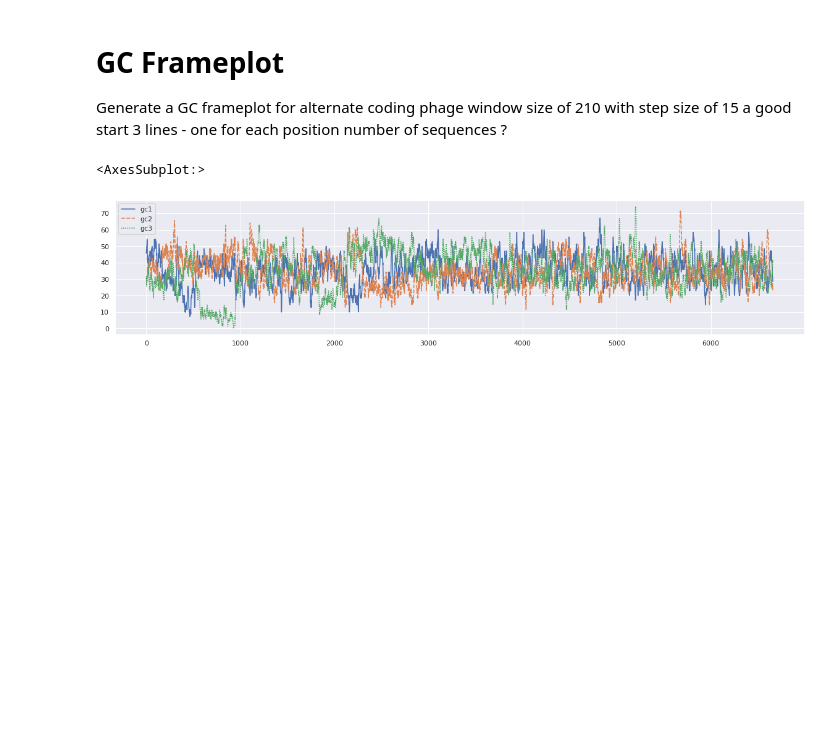
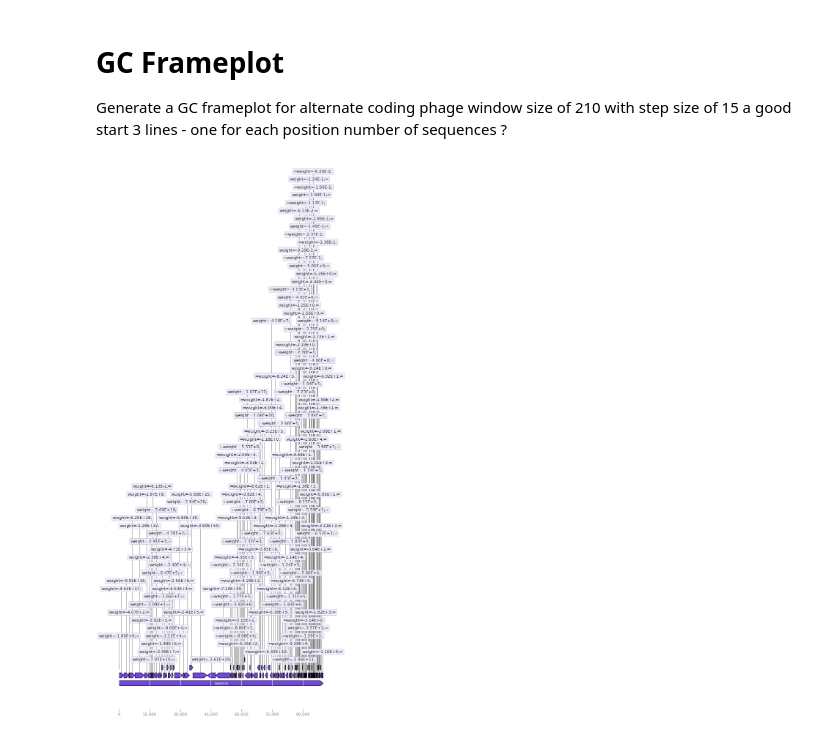
Before and after one commit to susiegriggo/Phicore, a Jupyter notebook: GC Frameplot.ipynb, the cells around one changed output. Saved outputs shown, nothing was run; the diff lists cells and outputs as text; code cells hidden in the pictures; blank space fills up the shorter version.

Commit message:
read in DNA features plot

```diff
--- a/GC Frameplot.ipynb
+++ b/GC Frameplot.ipynb
@@ -51,7 +60,6 @@ for i in range(num_steps):
-# %%
-sns.set(rc={"figure.figsize":(20,4)})
-gc_df = pd.DataFrame({"gc1": gc1, "gc2": gc2, "gc3": gc3})
-sns.lineplot(data = gc_df)
-# %% [output]
-<AxesSubplot:>
-[figure, removed]
+# %%
+handle = '/home/grig0076/GitHubs/Phicore/genbank/Bc01-TAG-TGA-TAA.gbk'
+graphic_record = BiopythonTranslator().translate_record(handle)
+ax, _ = graphic_record.plot(figure_width=10, strand_in_label_threshold=7)
+# %% [output]
+[figure, added]
```
Also changed, not shown: parts of 8 cells of this notebook.
